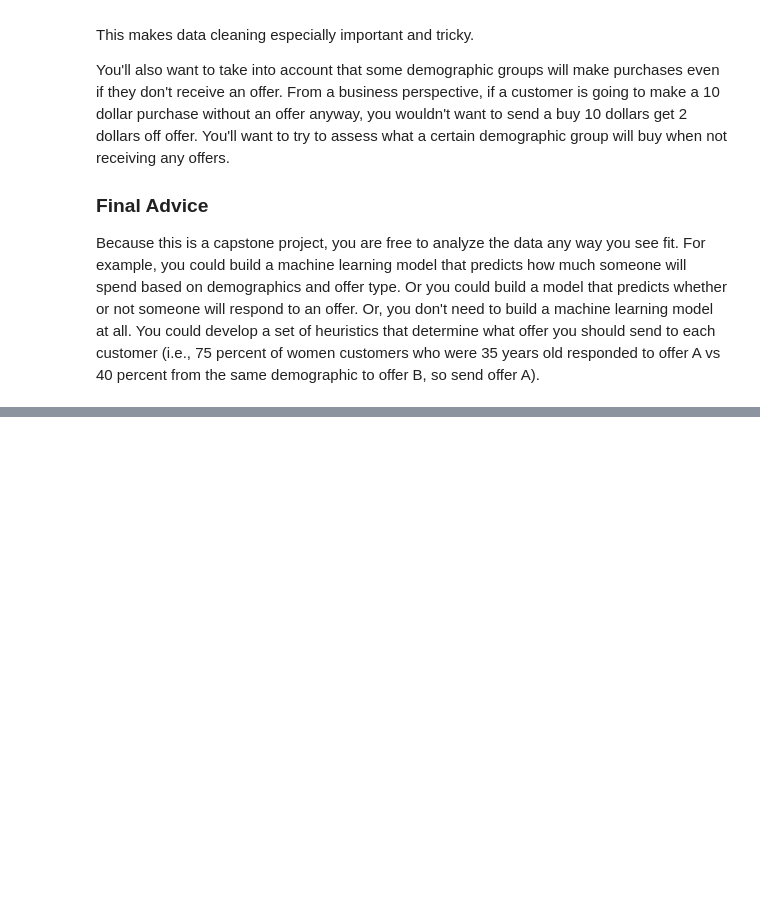
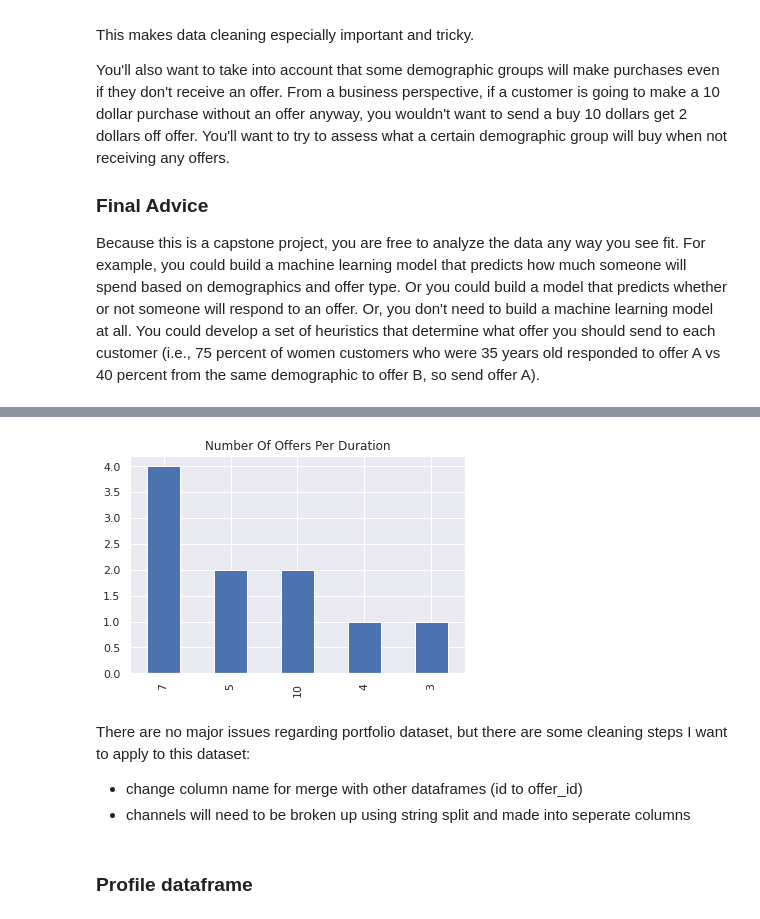
Before and after one commit to jonaletil/starbucks-capstone-project, a Jupyter notebook: Starbucks_Capstone_notebook.ipynb, the cells around one changed output, grey strips where cells are left out. Drawn from its saved outputs; the diff is of its cells as text; code cells hidden in the pictures; blank space fills up the shorter version.

Commit message:
add cleaning, analysis and modeling part

```diff
--- a/Starbucks_Capstone_notebook.ipynb
+++ b/Starbucks_Capstone_notebook.ipynb
@@ -86,0 +160,14 @@ transcript = pd.read_json('data/transcript.json', orient='records', lines=True)
+# %%
+# display number of offers per offer duration
+plt.title("Number Of Offers Per Duration")
+portfolio.duration.value_counts().plot(kind='bar')
+plt.show()
+# %% [output]
+[figure, added]
+# %% [markdown]
+There are no major issues regarding portfolio dataset, but there are some cleaning steps I want to apply to this dataset:
+
+ - change column name for merge with other dataframes (id to offer_id)
+ - channels will need to be broken up using string split and made into seperate columns
+# %% [markdown]
+### Profile dataframe
```
Also changed, not shown: parts of 87 cells of this notebook.
